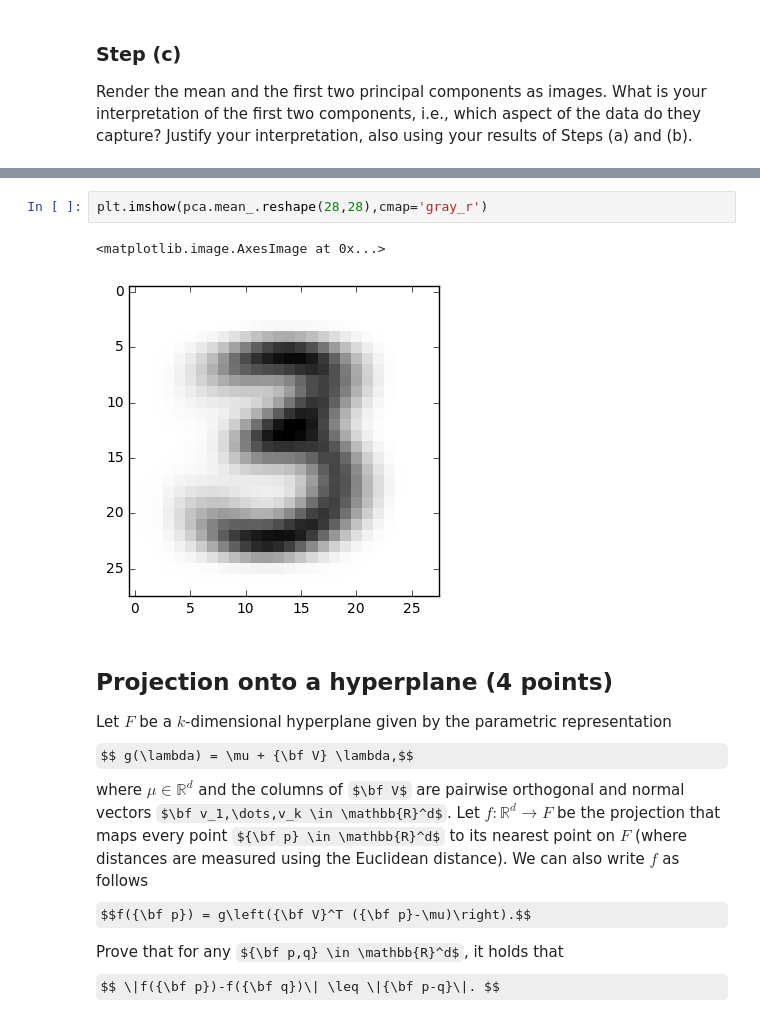
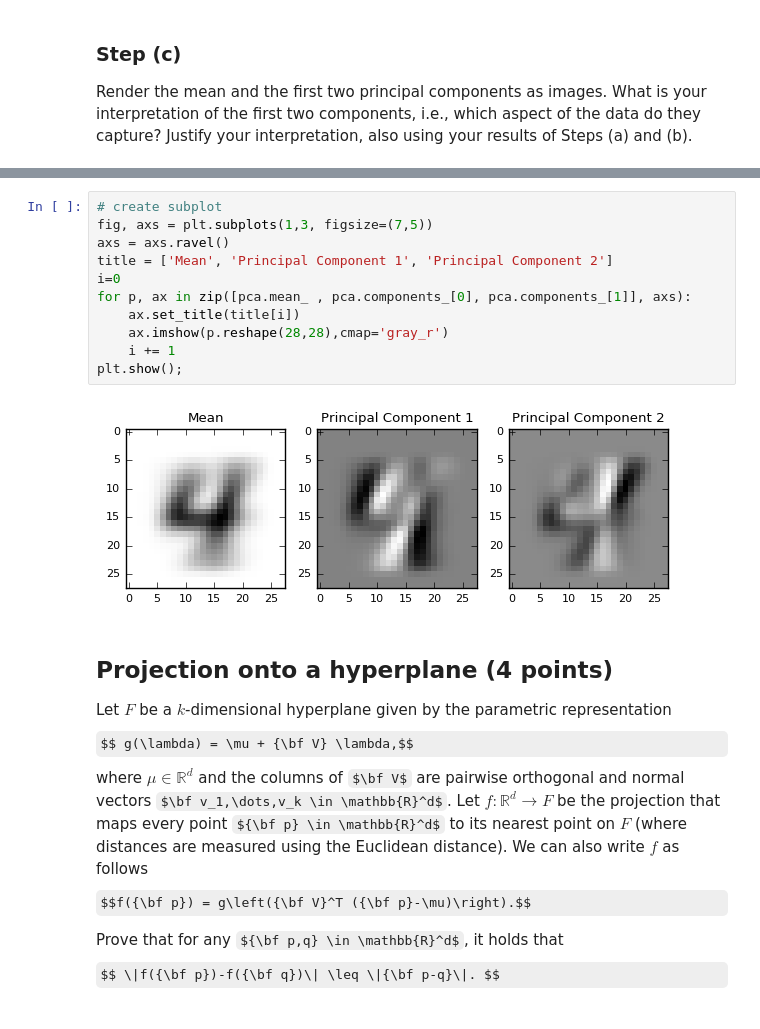
Before and after one commit to LuisArmandoPerez/Assignment_3FDM, a Jupyter notebook: Assignment 3.ipynb, the cells around one changed output, grey strips where cells are left out. Cells and saved outputs as stored; diff of their text form; some formulas as TeX source.

```diff
--- a/Assignment 3.ipynb
+++ b/Assignment 3.ipynb
@@ -288,8 +270,16 @@ plt.imshow(pca.components_[1].reshape(28,28),cmap='gray_r')
-# %%
-plt.imshow(pca.mean_.reshape(28,28),cmap='gray_r')
-# %% [output]
-<matplotlib.image.AxesImage at 0x...>
-[figure, removed]
+# %%
+# create subplot
+fig, axs = plt.subplots(1,3, figsize=(7,5))
+axs = axs.ravel()
+title = ['Mean', 'Principal Component 1', 'Principal Component 2']
+i=0
+for p, ax in zip([pca.mean_ , pca.components_[0], pca.components_[1]], axs):
+    ax.set_title(title[i])
+    ax.imshow(p.reshape(28,28),cmap='gray_r')
+    i += 1
+plt.show();
+# %% [output]
+[figure, added]
 # %% [markdown]
 ## Projection onto a hyperplane (4 points)
 Let $F$ be a $k$-dimensional hyperplane given by the parametric representation
```
Also changed, not shown: parts of 3 cells of this notebook.
